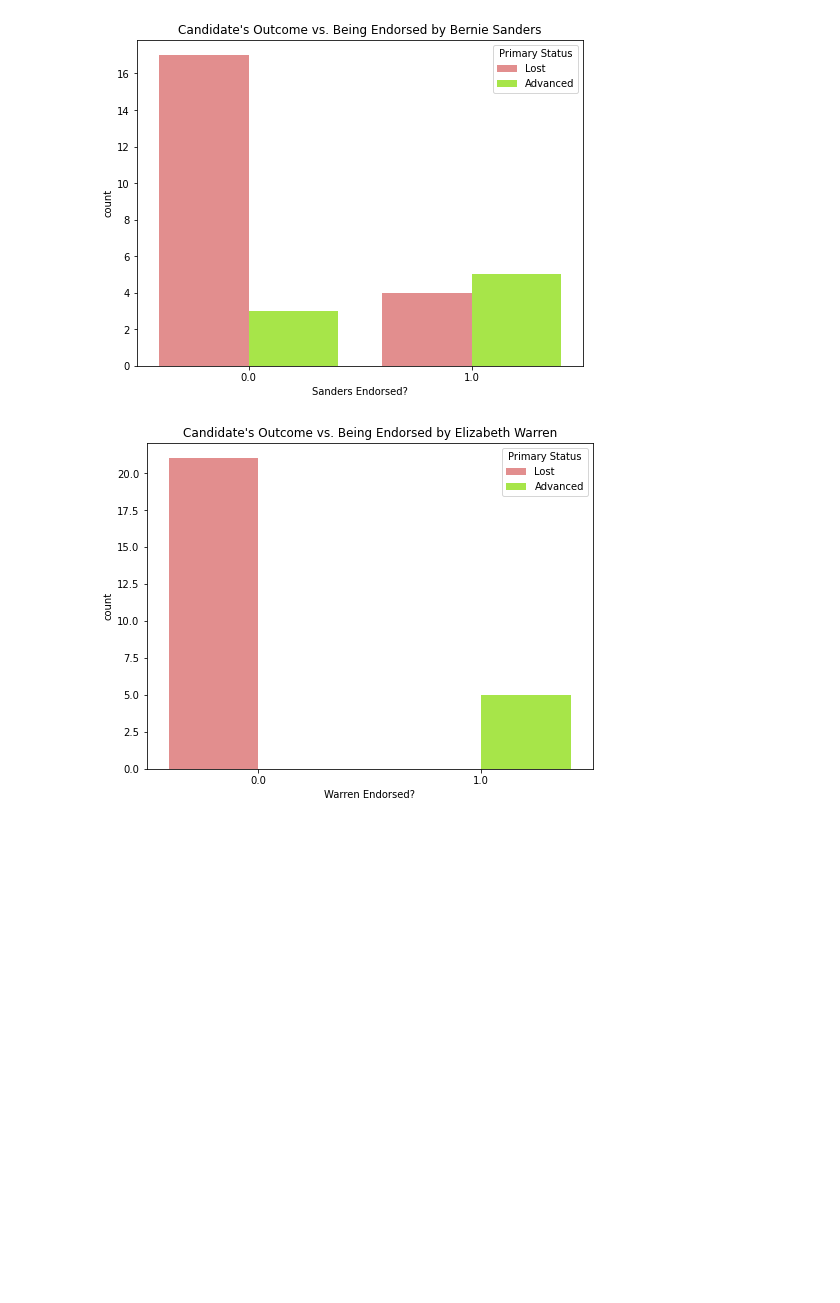
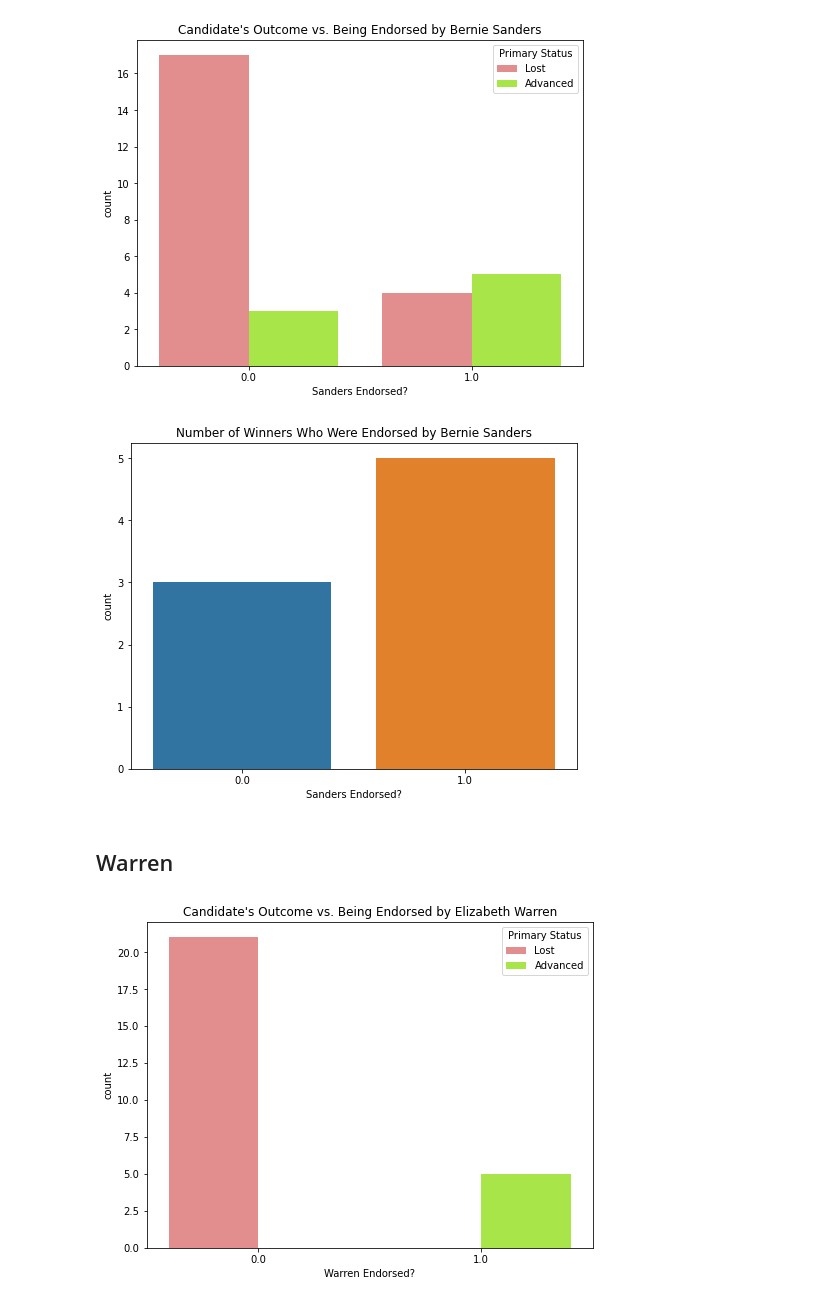
Before and after one commit to tetsu2001/102-project, a Jupyter notebook: aileen/aileen.ipynb, the cells around one changed output. Cells and saved outputs as stored; diff of their text form; code cells hidden in the pictures; blank space fills up the shorter version.

```diff
--- a/aileen/aileen.ipynb
+++ b/aileen/aileen.ipynb
@@ -46,0 +39,3 @@ array(['Emily Endorsed?', 'Biden Endorsed?', 'Warren Endorsed?',
+# %%
+winners = dems[dems['Primary Status'] == 'Advanced']
+winners.head()
@@ -77,6 +92,14 @@ sns.countplot(data=dems, x='Sanders Endorsed?', hue='Primary Status', palette=co
 plt.title("Candidate's Outcome vs. Being Endorsed by Bernie Sanders");
 # %% [output]
 [figure]
+# %%
+plt.figure(figsize=(8, 6))
+sns.countplot(data=winners, x='Sanders Endorsed?')
+plt.title("Number of Winners Who Were Endorsed by Bernie Sanders");
+# %% [output]
+[figure, added]
+# %% [markdown]
+## Warren
 # %%
 plt.figure(figsize=(8, 6))
 sns.countplot(data=dems, x='Warren Endorsed?', hue='Primary Status', palette=colours)
```
Also changed, not shown: parts of 27 cells of this notebook.
